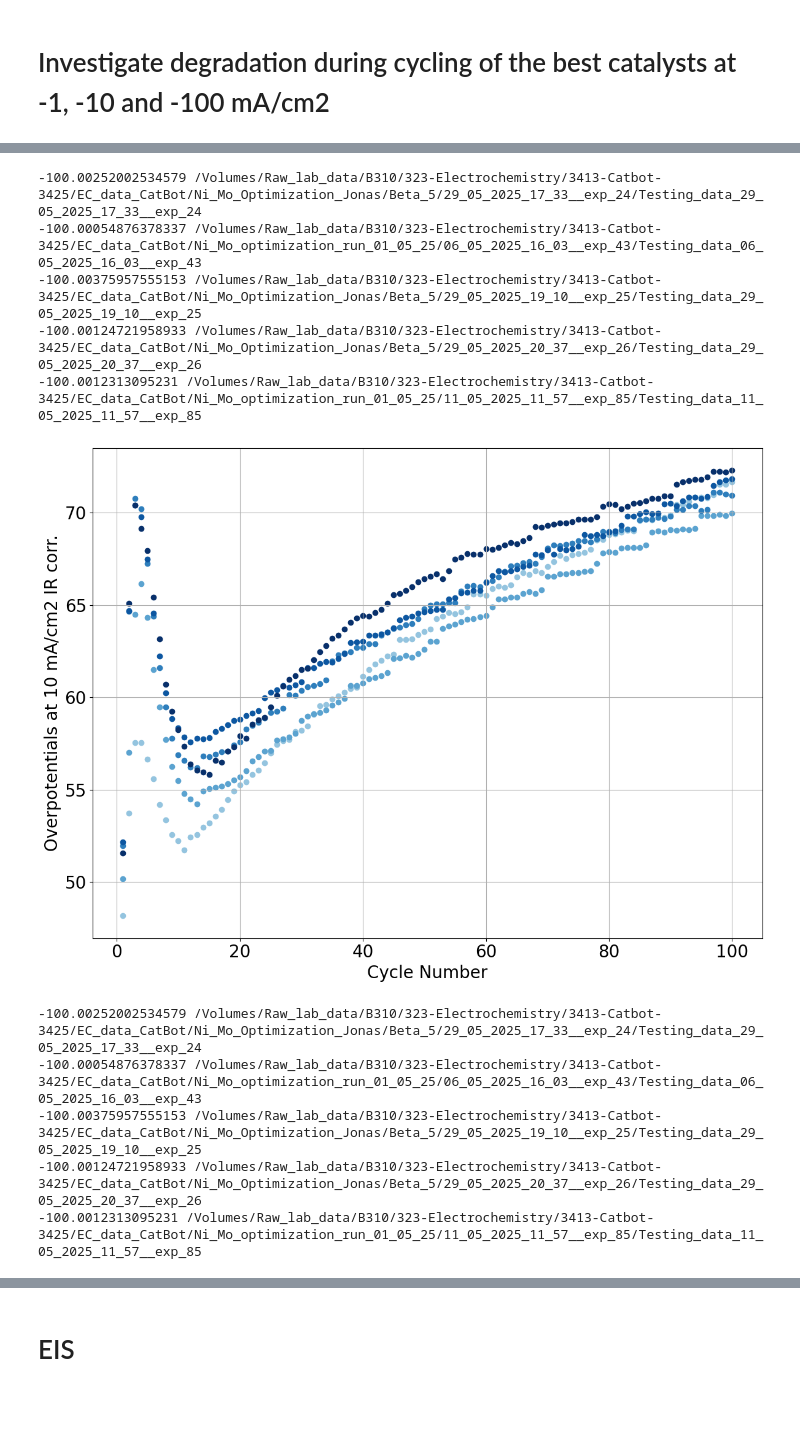
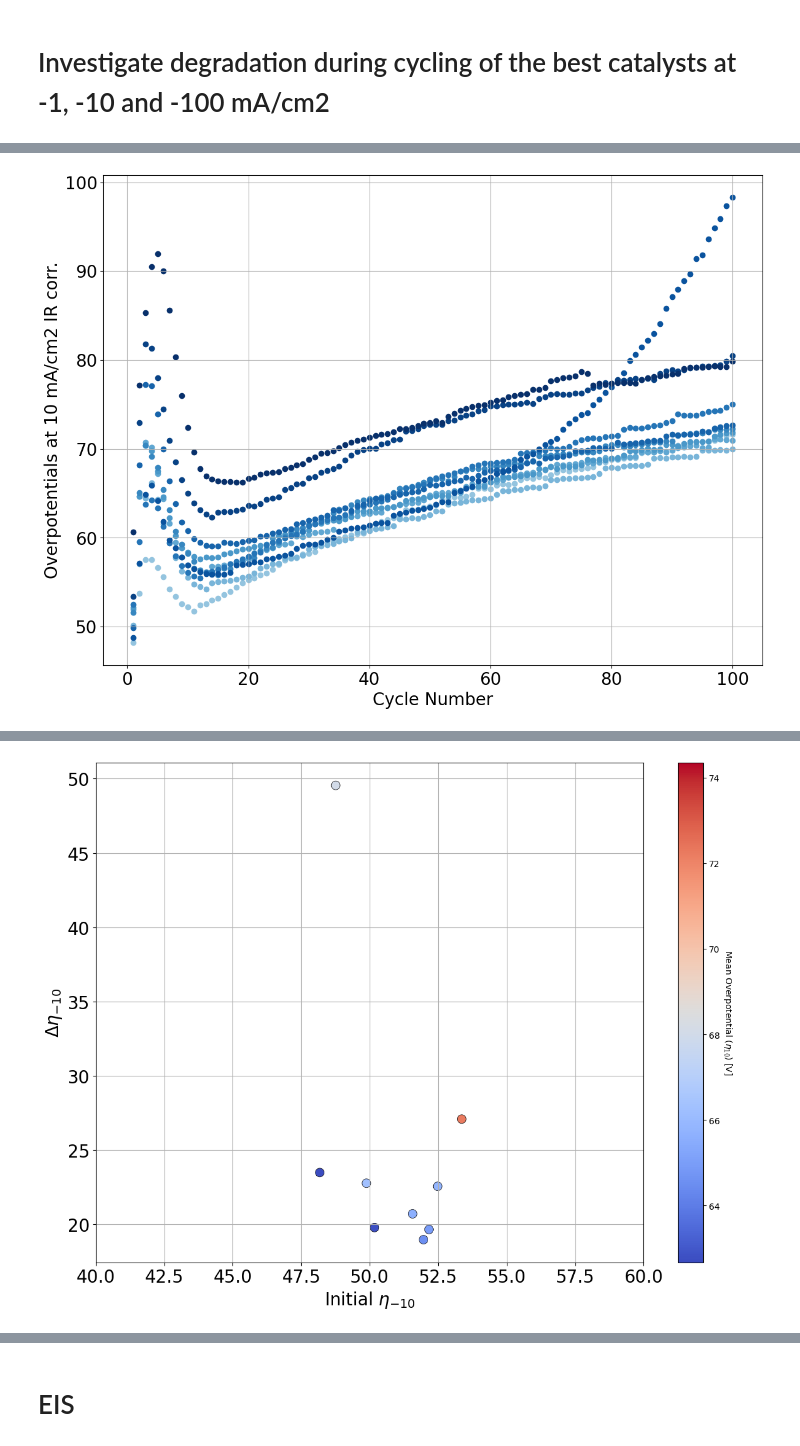
Before and after one commit to Pele905/Ni_Mo_CatBot-optimization-public, a Jupyter notebook: detailed_data_analysis.ipynb, the cells around one changed output, grey strips where cells are left out. Cells and saved outputs as stored; diff of their text form; code cells hidden in the pictures; blank space fills up the shorter version.

```diff
--- a/detailed_data_analysis.ipynb
+++ b/detailed_data_analysis.ipynb
@@ -110,10 +110,11 @@ import numpy as np
 # extract the experiments that you want to see. In our case the 10 samples iwth lowest overpotentials across the 100 scans
 selected_exps = (
     df_NiMo.sort_values(by='OP @ -10 mA/cm2 mean (mV)')
-    .head(5)['experiment']
+    .head(10)['experiment']
     .tolist()
 )
 targets = ["Overpotentials at 1 mA/cm2", "Overpotentials at 10 mA/cm2", "Overpotentials at 100 mA/cm2"]
+
 
 # Plot the targets that you want to see, i.e overpotentiaks
 for target in targets:
@@ -125,10 +126,9 @@ for target in targets:
 
         data = stability_dicts[experiment]
 
-        print(np.mean(data["Cycling results"]['Measured current density at 100 mA/cm2']), experiment)
         OP_100 = np.abs(data['Cycling results'][target])
+
         plt.scatter(np.arange(1 , 1 + len(OP_100)), OP_100, color=color)
-
 
     plt.xlabel("Cycle Number", fontsize=20)
     plt.ylabel(target + " IR corr.", fontsize=20)
@@ -138,4 +138,54 @@ for target in targets:
 
     plt.tight_layout()
     plt.show()
+
+# Plot Δη
+for target in ["Overpotentials at 10 mA/cm2"]:
+    plt.figure(figsize=(12, 9))
+
+    # Lists to store data for plotting all at once
+    x_coords = []
+    y_coords = []
+    c_values = []  # This will hold the eta_10 values for coloring
+
+    for experiment in selected_exps:
+        data = stability_dicts[experiment]
+        overpotential = np.abs(data['Cycling results'][target])
+
+        # Calculate coordinates and color value
+        x_val = overpotential[0]
+        y_val = overpotential[-1] - overpotential[0]
+        eta_10_val = np.mean(overpotential)
+
+        x_coords.append(x_val)
+        y_coords.append(y_val)
+        c_values.append(eta_10_val)
+
+    # Plot everything at once using a colormap (e.g., 'viridis', 'plasma', or 'inferno')
+    sc = plt.scatter(
+        x_coords,
+        y_coords,
+        c=c_values,      # Pass the array of values to map to colors
+        cmap='coolwarm',  # Chooses the color palette
+        s=100,
+        edgecolors='black', # Optional: makes points pop against the background
+        linewidth=0.5
+    )
+
+    # Add a colorbar so you know what the colors actually mean
+    cbar = plt.colorbar(sc)
+    cbar.set_label('Mean Overpotential ($\eta_{10}$) [V]', rotation=270, labelpad=15)
+
+
+    plt.xlim(40, 60)
+
+    plt.ylabel(r"$\Delta \eta_{-10}$", fontsize=20)
+    plt.xlabel(r"Initial $\eta_{-10}$", fontsize=20)
+
+    plt.xticks(fontsize=20)
+    plt.yticks(fontsize=20)
+    plt.grid(True)
+
+    plt.tight_layout()
+    plt.show()
 # %% [output]
@@ -148,11 +193 @@ for target in targets:
--100.00252002534579 /Volumes/Raw_lab_data/B310/323-Electrochemistry/3413-Catbot-3425/EC_data_CatBot/Ni_Mo_Optimization_Jonas/Beta_5/29_05_2025_17_33__exp_24/Testing_data_29_05_2025_17_33__exp_24
--100.00054876378337 /Volumes/Raw_lab_data/B310/323-Electrochemistry/3413-Catbot-3425/EC_data_CatBot/Ni_Mo_optimization_run_01_05_25/06_05_2025_16_03__exp_43/Testing_data_06_05_2025_16_03__exp_43
--100.00375957555153 /Volumes/Raw_lab_data/B310/323-Electrochemistry/3413-Catbot-3425/EC_data_CatBot/Ni_Mo_Optimization_Jonas/Beta_5/29_05_2025_19_10__exp_25/Testing_data_29_05_2025_19_10__exp_25
--100.00124721958933 /Volumes/Raw_lab_data/B310/323-Electrochemistry/3413-Catbot-3425/EC_data_CatBot/Ni_Mo_Optimization_Jonas/Beta_5/29_05_2025_20_37__exp_26/Testing_data_29_05_2025_20_37__exp_26
--100.0012313095231 /Volumes/Raw_lab_data/B310/323-Electrochemistry/3413-Catbot-3425/EC_data_CatBot/Ni_Mo_optimization_run_01_05_25/11_05_2025_11_57__exp_85/Testing_data_11_05_2025_11_57__exp_85
-[figure, old version]
+[figure, new version]
--100.00252002534579 /Volumes/Raw_lab_data/B310/323-Electrochemistry/3413-Catbot-3425/EC_data_CatBot/Ni_Mo_Optimization_Jonas/Beta_5/29_05_2025_17_33__exp_24/Testing_data_29_05_2025_17_33__exp_24
--100.00054876378337 /Volumes/Raw_lab_data/B310/323-Electrochemistry/3413-Catbot-3425/EC_data_CatBot/Ni_Mo_optimization_run_01_05_25/06_05_2025_16_03__exp_43/Testing_data_06_05_2025_16_03__exp_43
--100.00375957555153 /Volumes/Raw_lab_data/B310/323-Electrochemistry/3413-Catbot-3425/EC_data_CatBot/Ni_Mo_Optimization_Jonas/Beta_5/29_05_2025_19_10__exp_25/Testing_data_29_05_2025_19_10__exp_25
--100.00124721958933 /Volumes/Raw_lab_data/B310/323-Electrochemistry/3413-Catbot-3425/EC_data_CatBot/Ni_Mo_Optimization_Jonas/Beta_5/29_05_2025_20_37__exp_26/Testing_data_29_05_2025_20_37__exp_26
--100.0012313095231 /Volumes/Raw_lab_data/B310/323-Electrochemistry/3413-Catbot-3425/EC_data_CatBot/Ni_Mo_optimization_run_01_05_25/11_05_2025_11_57__exp_85/Testing_data_11_05_2025_11_57__exp_85
@@ -159,0 +195 @@ for target in targets:
+[figure, added]
```
Also changed, not shown: parts of 7 cells of this notebook, 5 other files.
